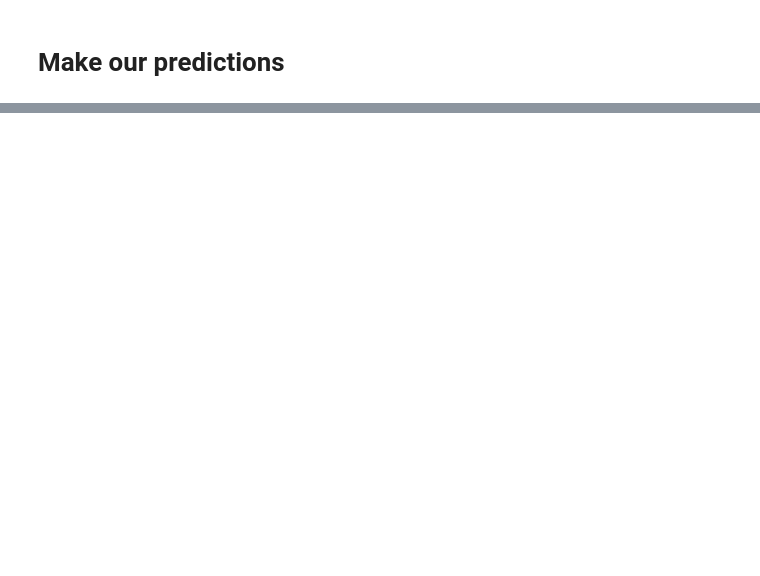
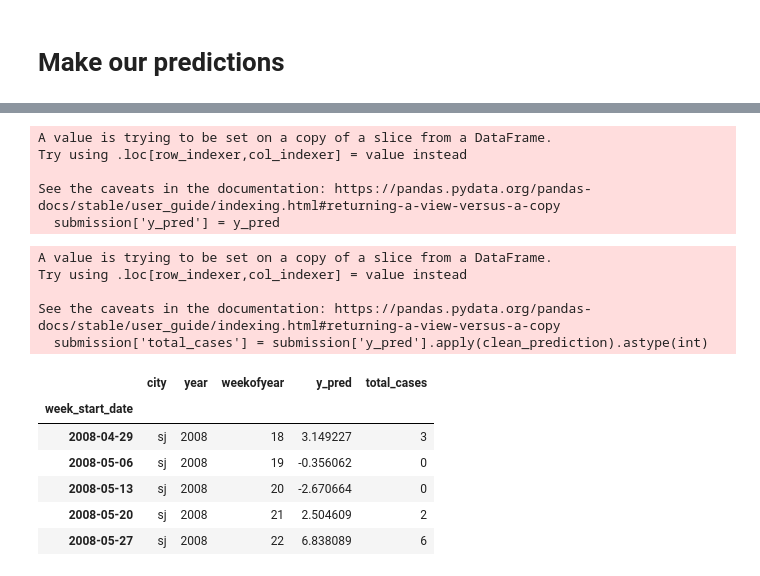
Before and after one commit to LambdaSchool/DS19-DengAI, a Jupyter notebook: analysis.ipynb, the cells around one changed output, grey strips where cells are left out. Drawn from its saved outputs; the diff is of its cells as text; code cells hidden in the pictures; blank space fills up the shorter version.

Commit message:
First submission

```diff
--- a/analysis.ipynb
+++ b/analysis.ipynb
@@ -105,0 +222,33 @@ y_pred[:10]
+# %%
+submission = X_test[['city', 'year', 'weekofyear']]
+submission['y_pred'] = y_pred
+# %% [output]
+A value is trying to be set on a copy of a slice from a DataFrame.
+Try using .loc[row_indexer,col_indexer] = value instead
+
+See the caveats in the documentation: https://pandas.pydata.org/pandas-docs/stable/user_guide/indexing.html#returning-a-view-versus-a-copy
+  submission['y_pred'] = y_pred
+# %%
+def clean_prediction(y):
+    if y >= 0:
+        return y
+    else:
+        return 0
+
+submission['total_cases'] = submission['y_pred'].apply(clean_prediction).astype(int)
+# %% [output]
+A value is trying to be set on a copy of a slice from a DataFrame.
+Try using .loc[row_indexer,col_indexer] = value instead
+
+See the caveats in the documentation: https://pandas.pydata.org/pandas-docs/stable/user_guide/indexing.html#returning-a-view-versus-a-copy
+  submission['total_cases'] = submission['y_pred'].apply(clean_prediction).astype(int)
+# %%
+submission.head()
+# %% [output]
+|  | city | year | weekofyear | y_pred | total_cases |
+| week_start_date |  |  |  |  |  |
+| 2008-04-29 | sj | 2008 | 18 | 3.149227 | 3 |
+| 2008-05-06 | sj | 2008 | 19 | -0.356062 | 0 |
+| 2008-05-13 | sj | 2008 | 20 | -2.670664 | 0 |
+| 2008-05-20 | sj | 2008 | 21 | 2.504609 | 2 |
+| 2008-05-27 | sj | 2008 | 22 | 6.838089 | 6 |
```
Also changed, not shown: parts of 22 cells of this notebook, 1 other file.
